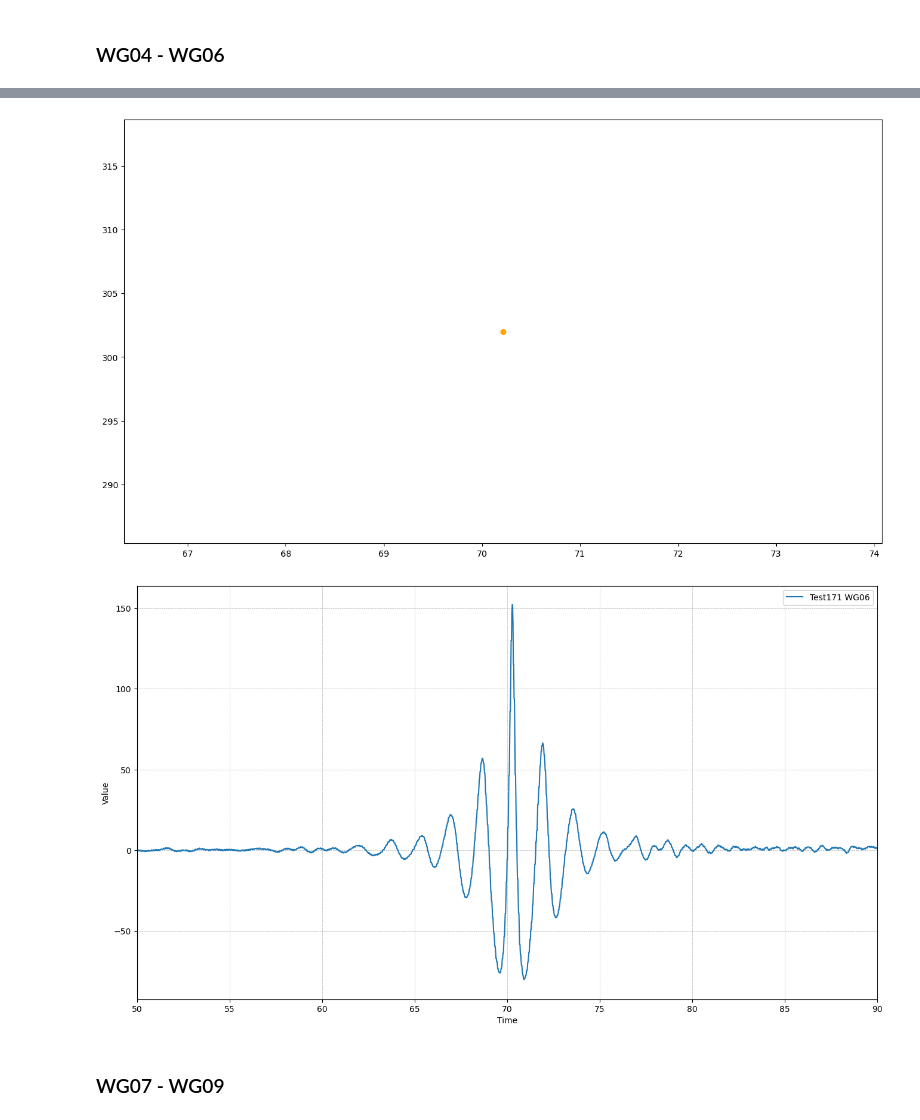
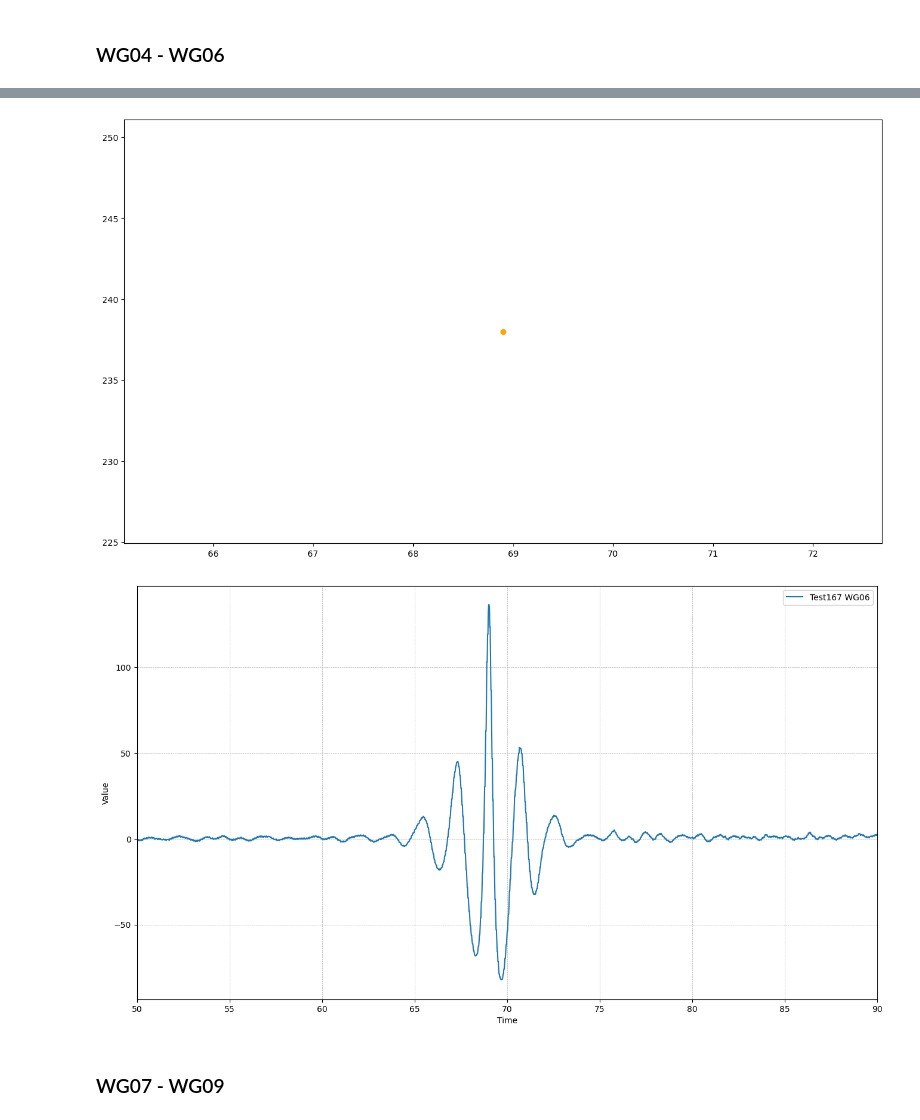
Before and after one commit to CMOE-TUDelft/SkyBoxAnalysis, a Jupyter notebook: python/scripts/peaks/plotWP_peaks_focusing.ipynb, the cells around one changed output, grey strips where cells are left out. Saved outputs shown, nothing was run; the diff lists cells and outputs as text; code cells hidden in the pictures.

```diff
--- a/python/scripts/peaks/plotWP_peaks_focusing.ipynb
+++ b/python/scripts/peaks/plotWP_peaks_focusing.ipynb
@@ -23,7 +23,7 @@ def set_min_plot_prop(ax):
 ## Define the cases
 # %%
 data_folder = "/home/shagun/Acads/SkyBox/ExpData/data_nosync"
-testName1 = "Test171"
+testName1 = "Test167"
 
 file1 = skb.io.find_unique_file(data_folder, testName1, ext="mat")
 print(f"Processing file: {file1}")
@@ -50,6 +50,6 @@ Top-level keys: ['ConversionFactor', 'ConversionOffset', 'DefaultData', 'MP3Filt
 === End of Test Properties ===
 # %%
-testName2 = "Test337"
+testName2 = "Test333"
 
 file2 = skb.io.find_unique_file(data_folder, testName2, ext="mat")
 print(f"Processing file: {file2}")
@@ -76,6 +76,6 @@ Top-level keys: ['ConversionFactor', 'DefaultData', 'MP3Filtered', 'TestProperti
 === End of Test Properties ===
 # %%
-testName_peaks = 'Test337'
+testName_peaks = 'Test333'
 # %% [markdown]
 ## Extract Default Dataset and Set Tare
 # %%
@@ -340,15 +340,18 @@ plt.show()
 fig, ax = plt.subplots(figsize=(16,9))
 ds1['WG05'].plot(linestyle='-', label=f"{testName1} WG05")
 # ds2['WG05'].plot(linestyle='-', label=f"{testName2} WG05")
-plt.scatter(testpeaks_peaks['time_s'], testpeaks_peaks['value'], color = 'orange')
+plt.scatter(testpeaks_peaks['time_s'], testpeaks_peaks['value'],
+    color = 'orange', label = f'{testName_peaks} Video Peaks')
 # plt.yticks(range(0,150,2))
 ax.set_xlim(xmin, xmax)
-plt.ylim(-150, 320)
+plt.ylim(-100, 310)
 set_min_plot_prop(ax)
+ax.set_ylabel("Wave Elevation (mm)")
 plt.show()
 
 fig, ax = plt.subplots(figsize=(16,9))
-plt.scatter(testpeaks_peaks['time_s'], testpeaks_peaks['value'], color = 'orange')
+plt.scatter(testpeaks_peaks['time_s'], testpeaks_peaks['value'],
+    color = 'orange', label = f'{testName_peaks} Video Peaks')
 plt.show()
 
 fig, ax = plt.subplots(figsize=(16,9))
@@ -367,5 +370,5 @@ pass
-[figure, old version]
+[figure, new version]
-[figure, old version]
+[figure, new version]
 # %% [markdown]
 ### WG07 - WG09
 # %%
```
Also changed, not shown: parts of 11 cells of this notebook, 4 other files.
